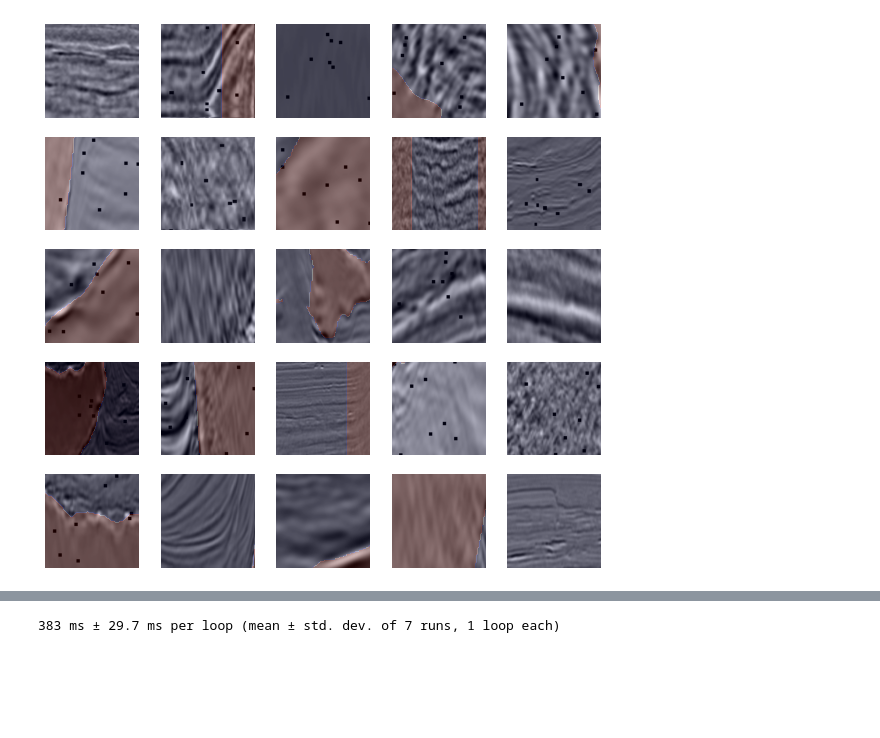
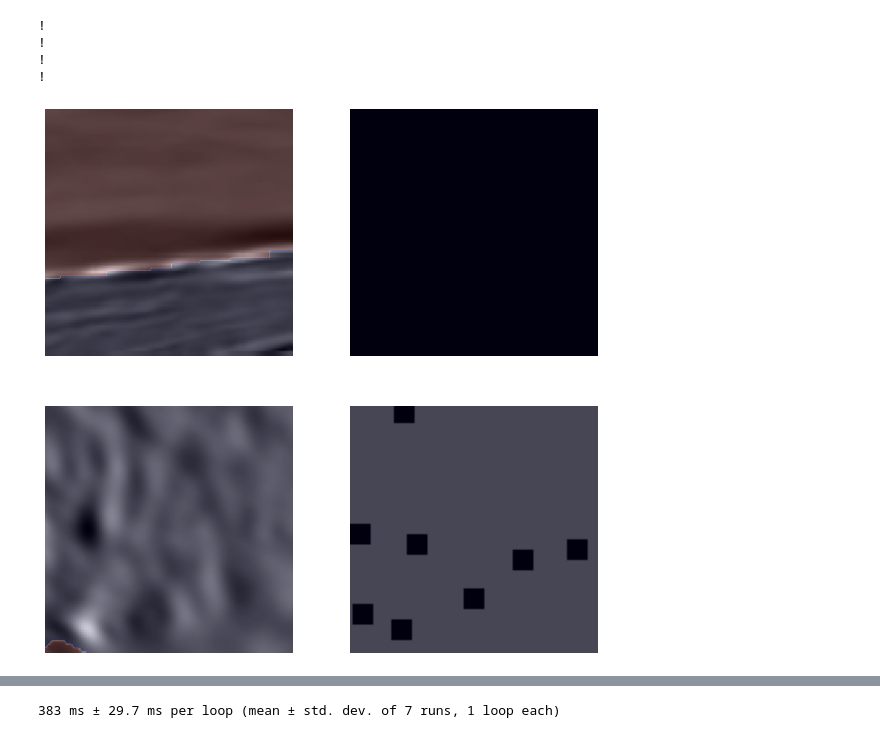
Before and after one commit to GusevMihail/kaggle_salt, a Jupyter notebook: sandbox.ipynb, the cells around one changed output, grey strips where cells are left out. Saved outputs shown, nothing was run; the diff lists cells and outputs as text; code cells hidden in the pictures; blank space fills up the shorter version.

```diff
--- a/sandbox.ipynb
+++ b/sandbox.ipynb
@@ -7,6 +7,10 @@ import numpy as np
 # %%
 from dataset import *
 # %%
-show_dataset.show_samples(5,5, random=False)
+show_dataset.show_samples(2,2, random=False)
 # %% [output]
+!
+!
+!
+!
-[figure, old version]
+[figure, new version]
```
Also changed, not shown: parts of 6 cells of this notebook, 2 other files.
